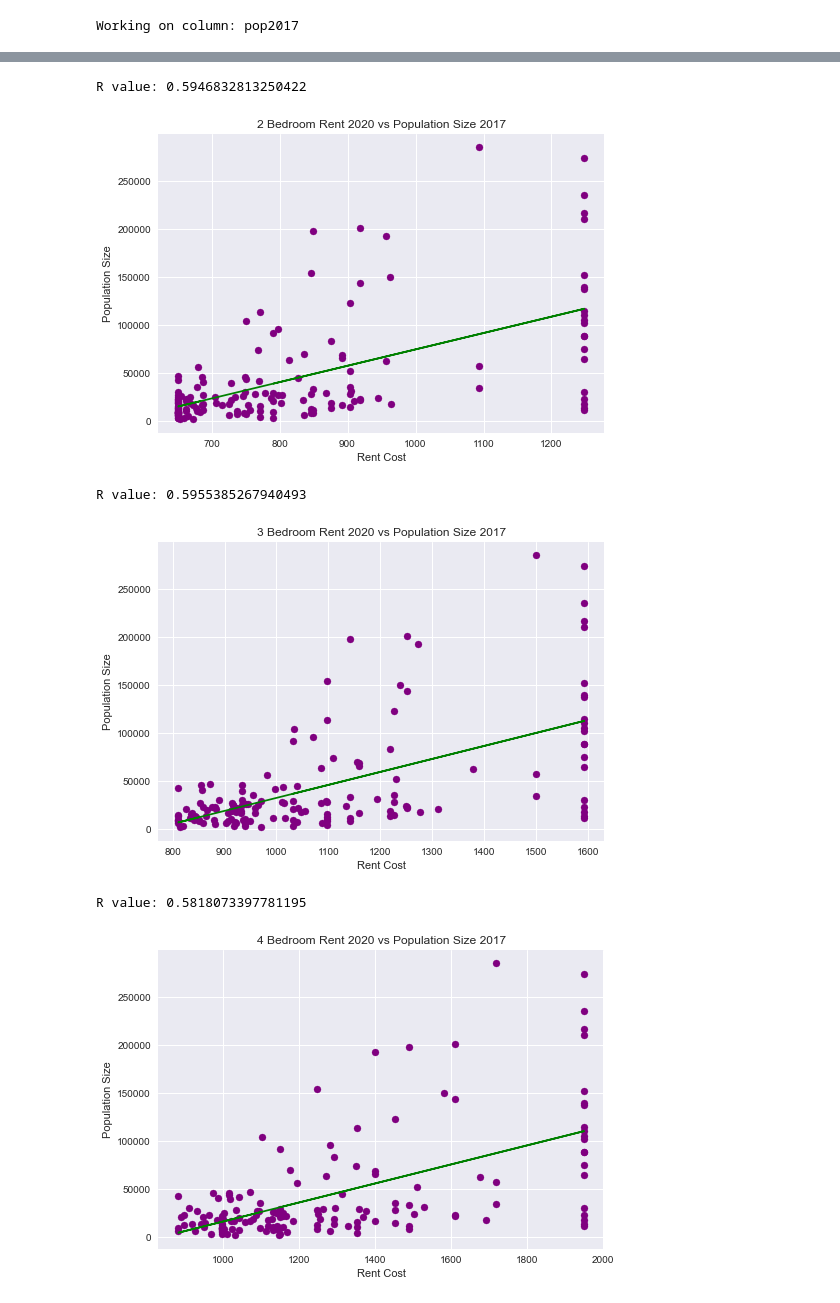
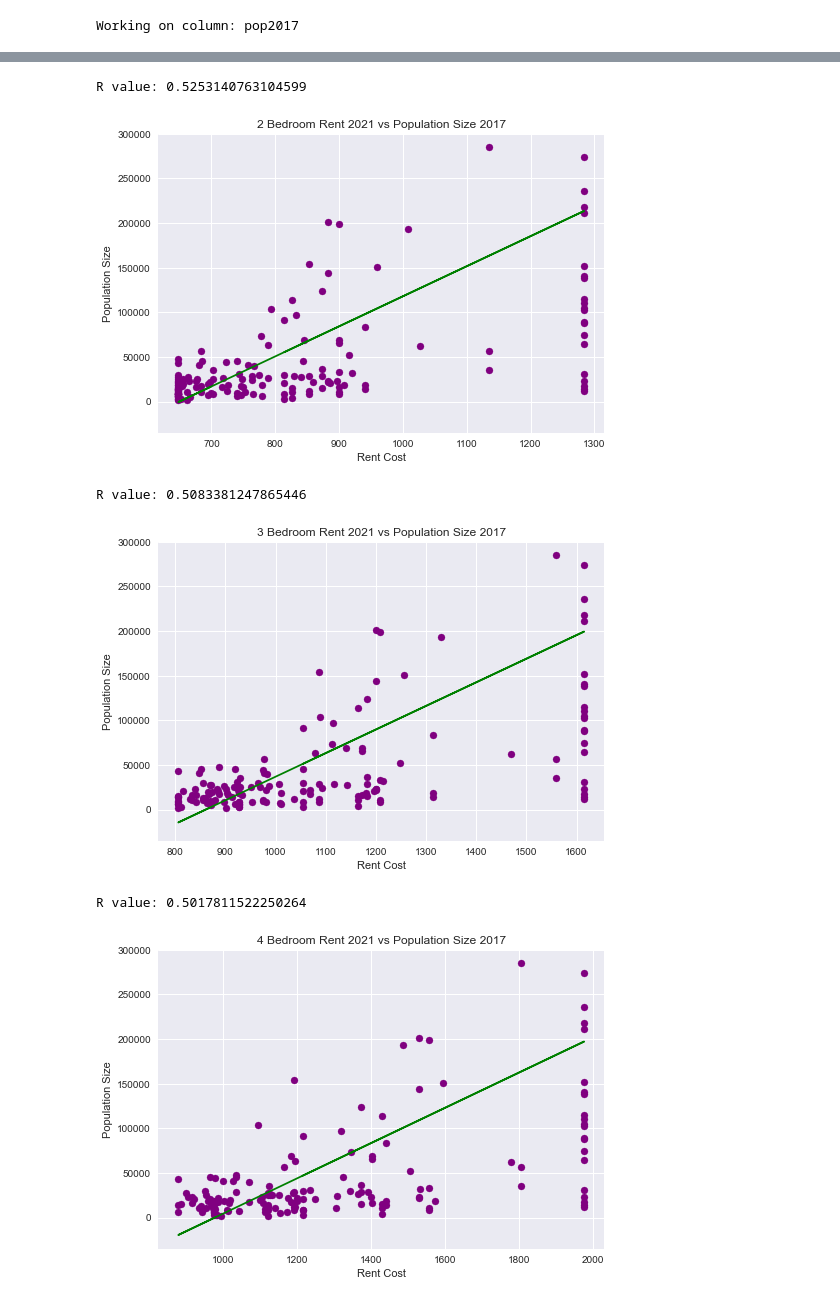
Before and after one commit to Boot-Team-7/project_1_materials, a Jupyter notebook: Andres/Correlation_Pop.ipynb, the cells around one changed output, grey strips where cells are left out. Saved outputs shown, nothing was run; the diff lists cells and outputs as text; code cells hidden in the pictures.

```diff
--- a/Andres/Correlation_Pop.ipynb
+++ b/Andres/Correlation_Pop.ipynb
@@ -83,5 +88,5 @@ def remove_outliers(df,columns,n_std):
 # %%
-rent_ga = remove_outliers(rent_ga, ["pop2017"], 4)
+#rent_ga = remove_outliers(rent_ga, ["pop2017"], 4)
 # %% [output]
 Working on column: pop2017
 # %%
@@ -119,48 +126,51 @@ R value: 0.5954427083894882
 # %%
-r = np.corrcoef(rent_ga["bedroom_2_2020"], rent_ga["pop2017"])
-m, b = np.polyfit(rent_ga["bedroom_2_2020"], rent_ga["pop2017"], 1)
+r = np.corrcoef(rent_ga["bedroom_2_2021"], rent_ga["pop2017"])
+m, b = np.polyfit(rent_ga["bedroom_2_2021"], rent_ga["pop2017"], 1)
 print(f"R value: {r[0][1]}")
 
-plt.scatter(rent_ga["bedroom_2_2020"], rent_ga["pop2017"], color = "purple")
-plt.plot(rent_ga["bedroom_2_2020"], (m * rent_ga["bedroom_2_2020"]) + b, color = "green")
+plt.scatter(rent_ga["bedroom_2_2021"], rent_ga["pop2017"], color = "purple")
+plt.plot(rent_ga["bedroom_2_2021"], (m * rent_ga["bedroom_2_2021"]) + b, color = "green")
 
 plt.xlabel("Rent Cost")
 plt.ylabel("Population Size")
-plt.title("2 Bedroom Rent 2020 vs Population Size 2017")
+plt.ylim(bottom = -35000, top = 300000)
+plt.title("2 Bedroom Rent 2021 vs Population Size 2017")
 plt.grid(True)
 plt.show()
 # %% [output]
-R value: 0.5946832813250422
+R value: 0.5253140763104599
-[figure, old version]
+[figure, new version]
 # %%
-r = np.corrcoef(rent_ga["bedroom_3_2020"], rent_ga["pop2017"])
-m, b = np.polyfit(rent_ga["bedroom_3_2020"], rent_ga["pop2017"], 1)
+r = np.corrcoef(rent_ga["bedroom_3_2021"], rent_ga["pop2017"])
+m, b = np.polyfit(rent_ga["bedroom_3_2021"], rent_ga["pop2017"], 1)
 print(f"R value: {r[0][1]}")
 
-plt.scatter(rent_ga["bedroom_3_2020"], rent_ga["pop2017"], color = "purple")
-plt.plot(rent_ga["bedroom_3_2020"], (m * rent_ga["bedroom_3_2020"]) + b, color = "green")
+plt.scatter(rent_ga["bedroom_3_2021"], rent_ga["pop2017"], color = "purple")
+plt.plot(rent_ga["bedroom_3_2021"], (m * rent_ga["bedroom_3_2021"]) + b, color = "green")
 
 plt.xlabel("Rent Cost")
 plt.ylabel("Population Size")
-plt.title("3 Bedroom Rent 2020 vs Population Size 2017")
+plt.ylim(bottom = -35000, top = 300000)
+plt.title("3 Bedroom Rent 2021 vs Population Size 2017")
 plt.grid(True)
 plt.show()
 # %% [output]
-R value: 0.5955385267940493
+R value: 0.5083381247865446
-[figure, old version]
+[figure, new version]
 # %%
-r = np.corrcoef(rent_ga["bedroom_4_2020"], rent_ga["pop2017"])
-m, b = np.polyfit(rent_ga["bedroom_4_2020"], rent_ga["pop2017"], 1)
+r = np.corrcoef(rent_ga["bedroom_4_2021"], rent_ga["pop2017"])
+m, b = np.polyfit(rent_ga["bedroom_4_2021"], rent_ga["pop2017"], 1)
 print(f"R value: {r[0][1]}")
 
-plt.scatter(rent_ga["bedroom_4_2020"], rent_ga["pop2017"], color = "purple")
-plt.plot(rent_ga["bedroom_4_2020"], (m * rent_ga["bedroom_4_2020"]) + b, color = "green")
+plt.scatter(rent_ga["bedroom_4_2021"], rent_ga["pop2017"], color = "purple")
+plt.plot(rent_ga["bedroom_4_2021"], (m * rent_ga["bedroom_4_2021"]) + b, color = "green")
 
 plt.xlabel("Rent Cost")
 plt.ylabel("Population Size")
-plt.title("4 Bedroom Rent 2020 vs Population Size 2017")
+plt.ylim(bottom = -35000, top = 300000)
+plt.title("4 Bedroom Rent 2021 vs Population Size 2017")
 plt.grid(True)
 plt.show()
 # %% [output]
-R value: 0.5818073397781195
+R value: 0.5017811522250264
-[figure, old version]
+[figure, new version]
```
Also changed, not shown: parts of 15 cells of this notebook.
